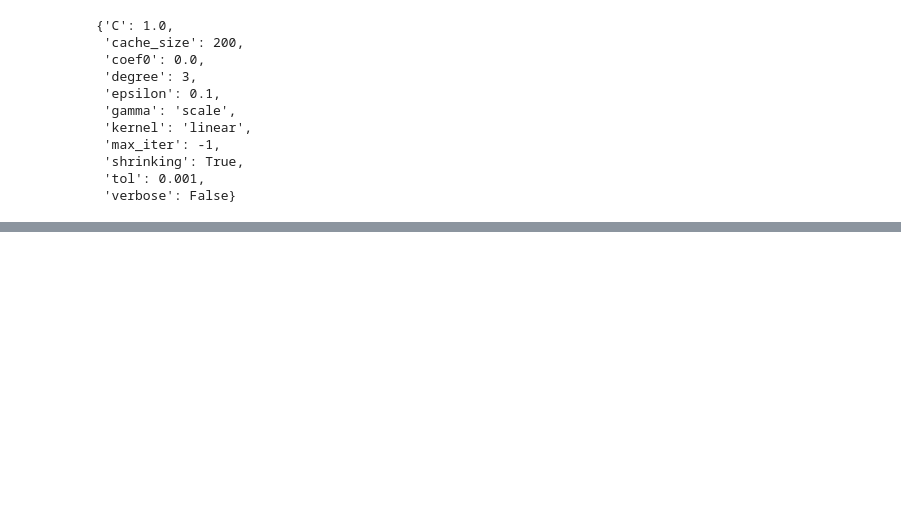
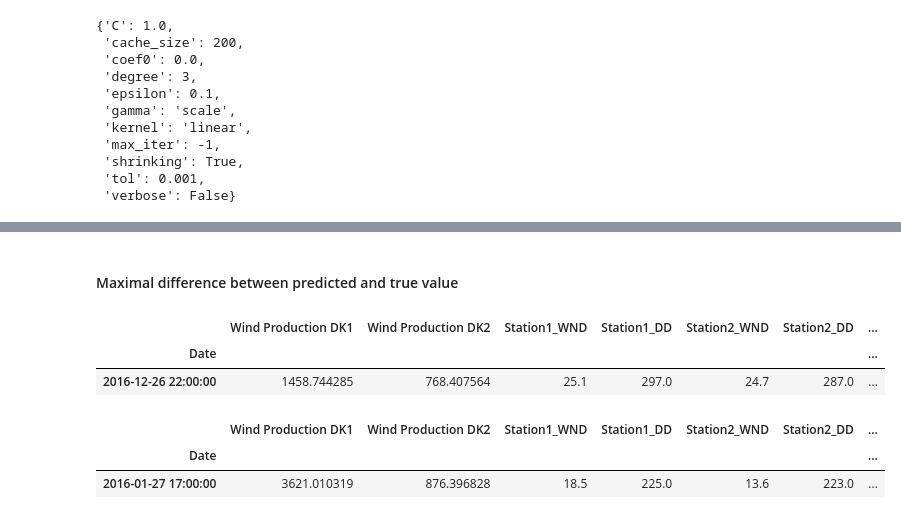
Before and after one commit to pederwessel-dev/case1-09032021, a Jupyter notebook: pyfiles/Case1_WindData_model.ipynb, the cells around one changed output, grey strips where cells are left out. Drawn from its saved outputs; the diff is of its cells as text; code cells hidden in the pictures; blank space fills up the shorter version.

```diff
--- a/pyfiles/Case1_WindData_model.ipynb
+++ b/pyfiles/Case1_WindData_model.ipynb
@@ -13,6 +13,7 @@ import matplotlib.pyplot as plt
 from sklearn import svm, metrics
 import numpy as np
 plt.rcParams["figure.figsize"]=15,10
+pd.set_option('display.max_columns', 500)
 # %% [markdown]
 #### Import the data
 # %%
@@ -140,0 +155,23 @@ regr_dk2.get_params()
+# %%
+df_model_dk1 = pd.DataFrame({"model_dk1": y_pred_dk1})
+df_model_dk1 = df_model_dk1.set_index(df.iloc[index_test].index)
+df_model_dk2 = pd.DataFrame({"model_dk2": y_pred_dk2})
+df_model_dk2 = df_model_dk2.set_index(df.iloc[index_test].index)
+df_models = pd.concat([df.iloc[index_test], df_model_dk1, df_model_dk2], axis = 1)
+# %%
+df_models["diff_dk1"] = abs(df_models["Wind Production DK1"] - df_models["model_dk1"])
+df_models["diff_dk2"] = abs(df_models["Wind Production DK2"] - df_models["model_dk2"])
+# %% [markdown]
+#### Maximal difference between predicted and true value
+# %%
+df_models[df_models["diff_dk1"] == df_models["diff_dk1"].max()]
+# %% [output]
+|  | Wind Production DK1 | Wind Production DK2 | Station1_WND | Station1_DD | Station2_WND | Station2_DD | ... |
+| Date |  |  |  |  |  |  | ... |
+| 2016-12-26 22:00:00 | 1458.744285 | 768.407564 | 25.1 | 297.0 | 24.7 | 287.0 | ... |
+# %%
+df_models[df_models["Wind Production DK1"] == df_models["Wind Production DK1"].max()]
+# %% [output]
+|  | Wind Production DK1 | Wind Production DK2 | Station1_WND | Station1_DD | Station2_WND | Station2_DD | ... |
+| Date |  |  |  |  |  |  | ... |
+| 2016-01-27 17:00:00 | 3621.010319 | 876.396828 | 18.5 | 225.0 | 13.6 | 223.0 | ... |
```
Also changed, not shown: parts of 14 cells of this notebook, 3 other files.
